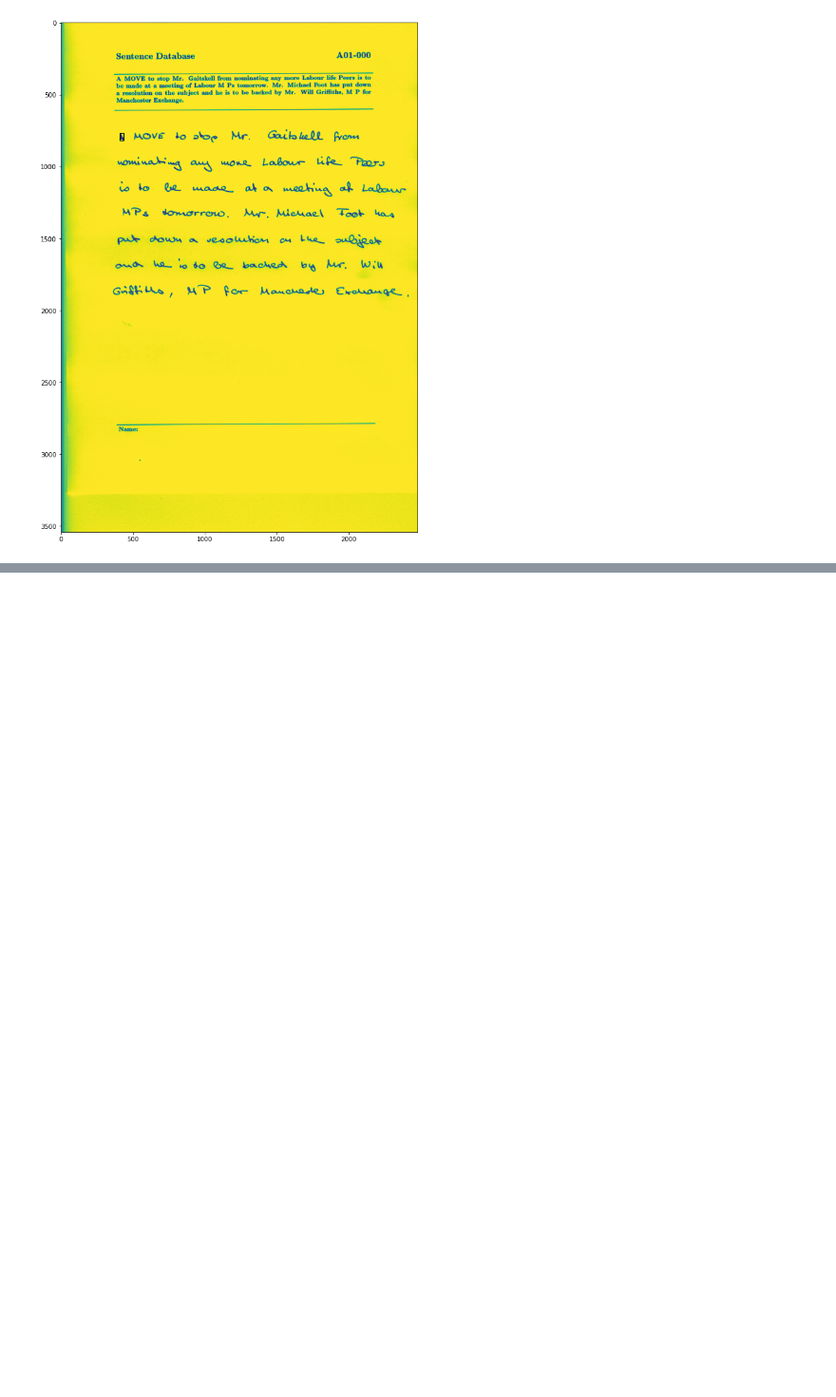
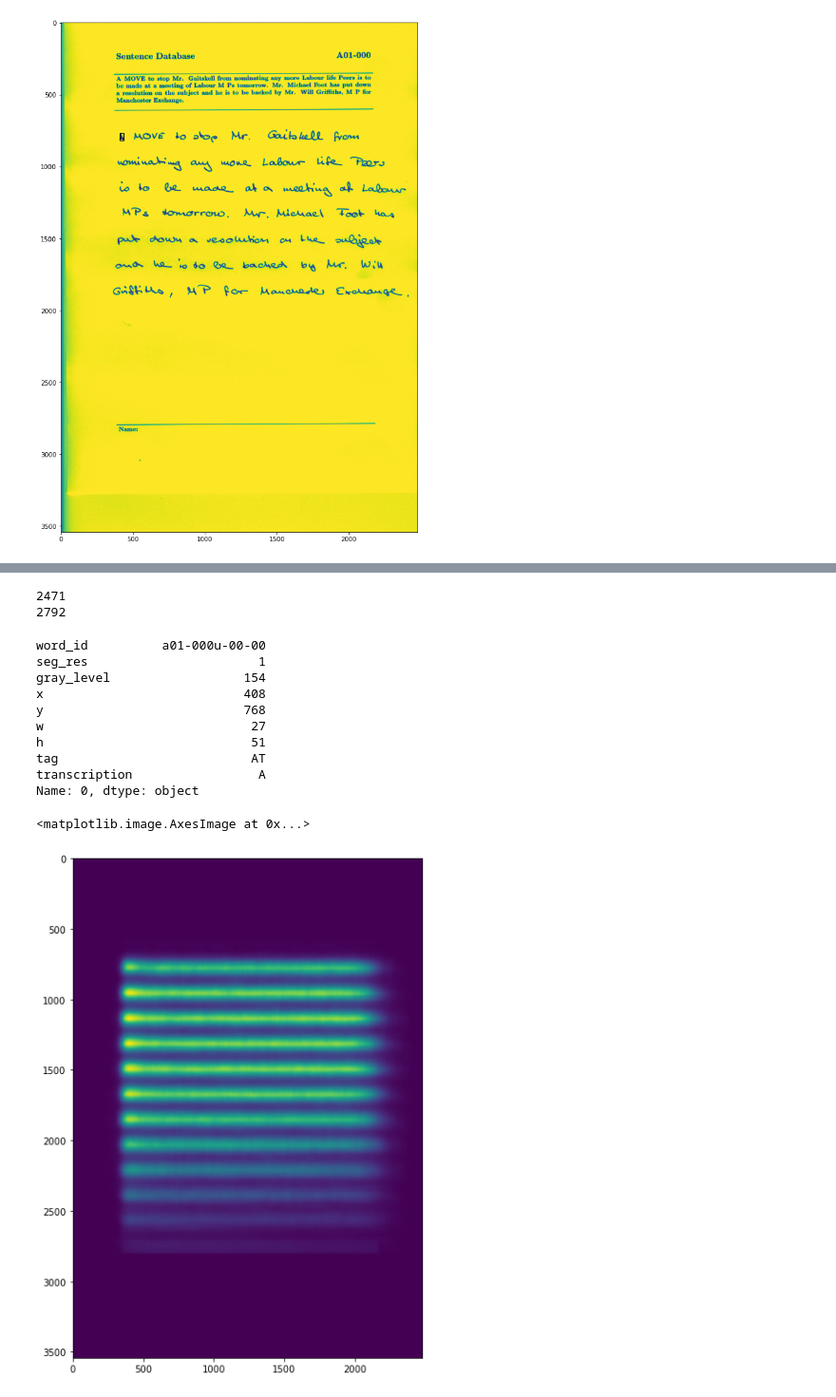
Before and after one commit to Jpec57/ocr-iam, a Jupyter notebook: notebooks/explorating_words.ipynb, the cells around one changed output, grey strips where cells are left out. Shown at 95% size. Saved outputs shown, nothing was run; the diff lists cells and outputs as text; code cells hidden in the pictures; blank space fills up the shorter version.

```diff
--- a/notebooks/explorating_words.ipynb
+++ b/notebooks/explorating_words.ipynb
@@ -147,0 +248,35 @@ plt.show()
+# %%
+print(df['x'].max())
+print(df['y'].max())
+# %% [output]
+2471
+2792
+# %%
+def show_text_position_over_dataset():
+    arr = np.zeros((3542, 2479))
+    for index, row in df.iterrows():
+        x = row.x
+        y = row.y
+        arr[y][x] += 1
+        for i in range(row.h):
+            for j in range(row.w):
+                arr[y + i][x + j] += 1
+
+    plt.figure(figsize=(20,10))
+    plt.imshow(arr);
+
+# Need ten minutes to run
+show_text_position_over_dataset()
+# %% [output]
+word_id          a01-000u-00-00
+seg_res                       1
+gray_level                  154
+x                           408
+y                           768
+w                            27
+h                            51
+tag                          AT
+transcription                 A
+Name: 0, dtype: object
+<matplotlib.image.AxesImage at 0x...>
+[figure, added]
```
Also changed, not shown: parts of 24 cells of this notebook, 1 other file.
